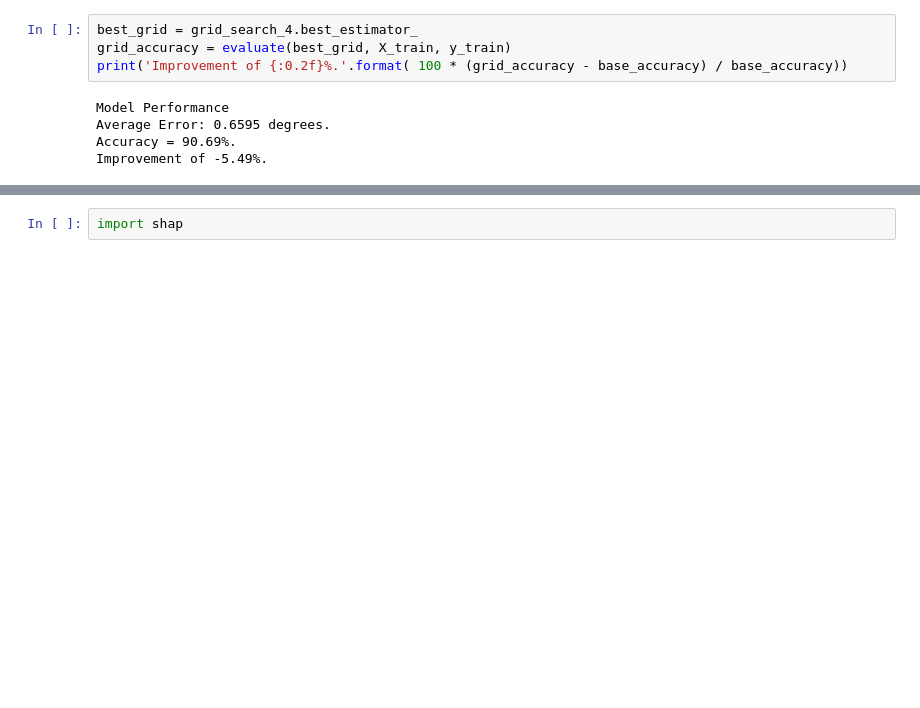
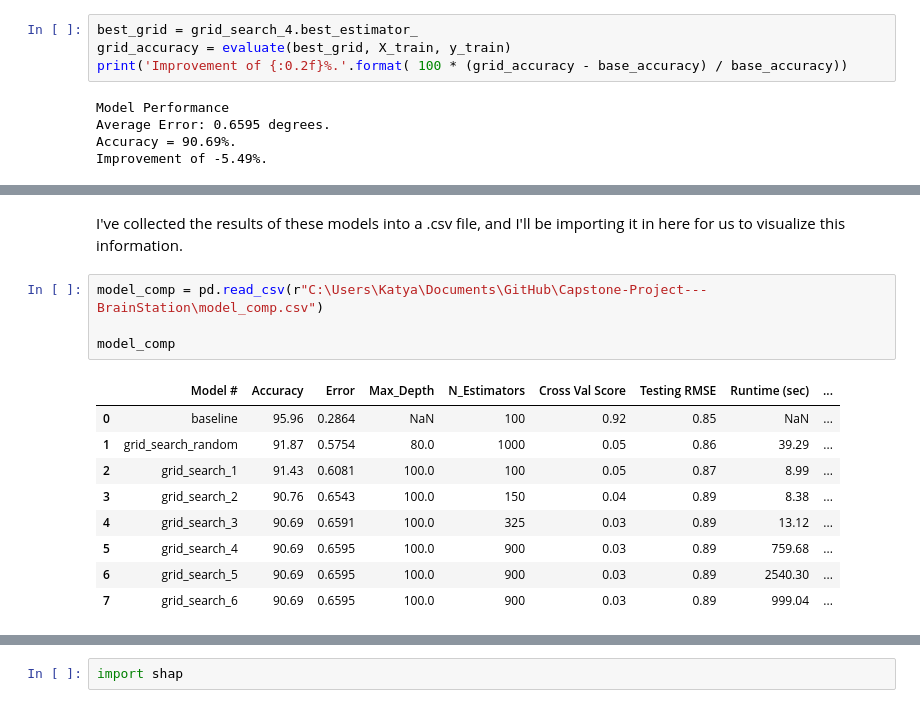
Before and after one commit to KatyaZeross/TrekPredict, a Jupyter notebook: Part2_StarTrek_Modelling(New).ipynb, the cells around one changed output, grey strips where cells are left out. Cells and saved outputs as stored; diff of their text form; blank space fills up the shorter version.

```diff
--- a/Part2_StarTrek_Modelling(New).ipynb
+++ b/Part2_StarTrek_Modelling(New).ipynb
@@ -1031,0 +1150,16 @@ print(f"Runtime: {end - start}")
+# %% [markdown]
+I've collected the results of these models into a .csv file, and I'll be importing it in here for us to visualize this information.
+# %%
+model_comp = pd.read_csv(r"C:\Users\Katya\Documents\GitHub\Capstone-Project---BrainStation\model_comp.csv")
+
+model_comp
+# %% [output]
+|  | Model # | Accuracy | Error | Max_Depth | N_Estimators | Cross Val Score | Testing RMSE | Runtime (sec) | ... |
+| 0 | baseline | 95.96 | 0.2864 | NaN | 100 | 0.92 | 0.85 | NaN | ... |
+| 1 | grid_search_random | 91.87 | 0.5754 | 80.0 | 1000 | 0.05 | 0.86 | 39.29 | ... |
+| 2 | grid_search_1 | 91.43 | 0.6081 | 100.0 | 100 | 0.05 | 0.87 | 8.99 | ... |
+| 3 | grid_search_2 | 90.76 | 0.6543 | 100.0 | 150 | 0.04 | 0.89 | 8.38 | ... |
+| 4 | grid_search_3 | 90.69 | 0.6591 | 100.0 | 325 | 0.03 | 0.89 | 13.12 | ... |
+| 5 | grid_search_4 | 90.69 | 0.6595 | 100.0 | 900 | 0.03 | 0.89 | 759.68 | ... |
+| 6 | grid_search_5 | 90.69 | 0.6595 | 100.0 | 900 | 0.03 | 0.89 | 2540.30 | ... |
+| 7 | grid_search_6 | 90.69 | 0.6595 | 100.0 | 900 | 0.03 | 0.89 | 999.04 | ... |
```
Also changed, not shown: parts of 17 cells of this notebook, 1 other file.
